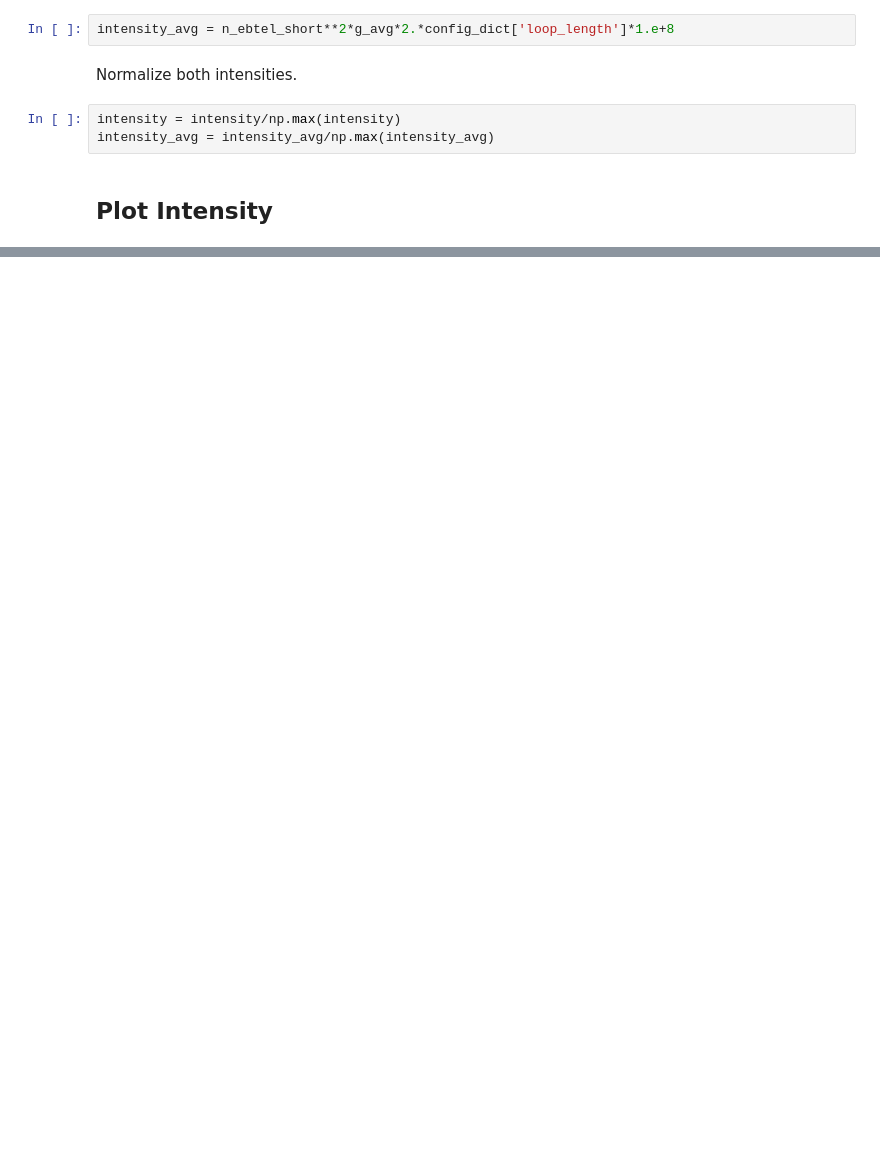
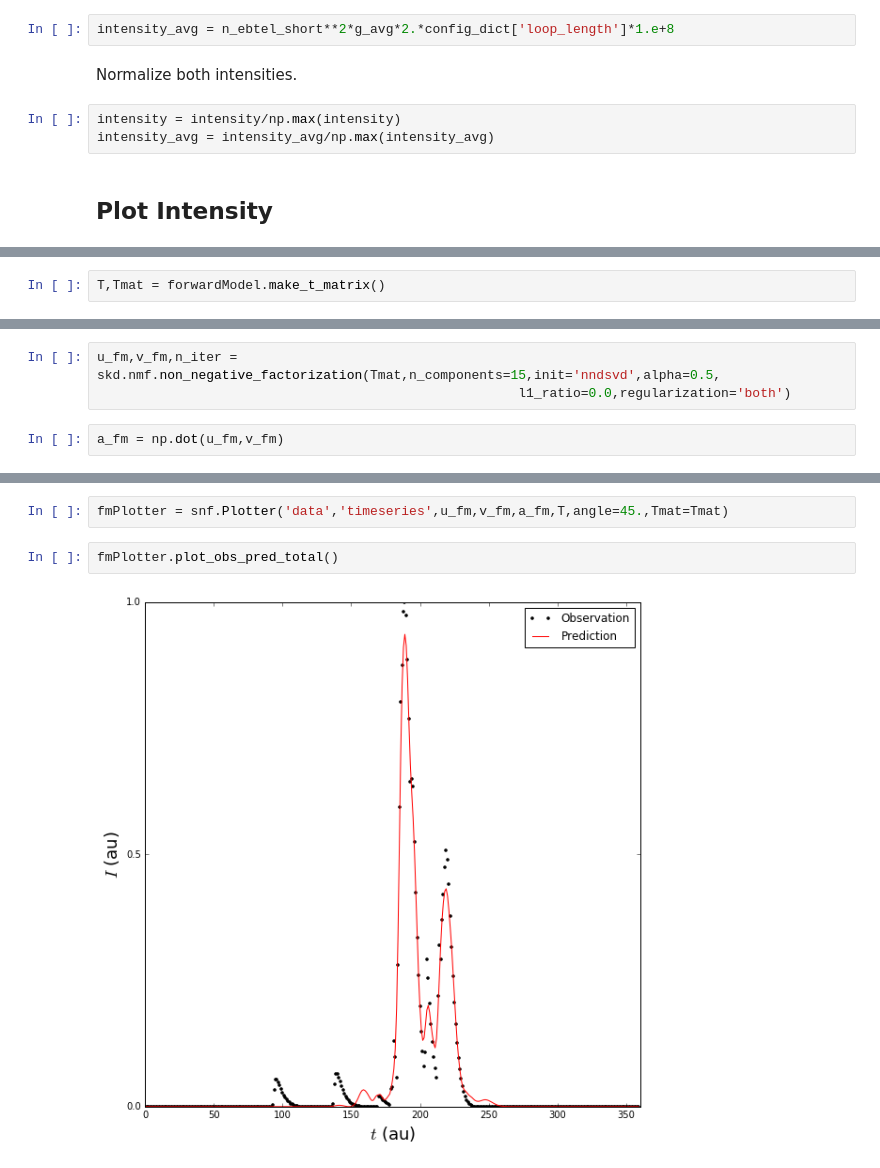
Before and after one commit to wtbarnes/research_notebook, a Jupyter notebook: NMF/light_curve_event_detection.ipynb, the cells around one changed output, grey strips where cells are left out. Drawn from its saved outputs; the diff is of its cells as text; blank space fills up the shorter version.

```diff
--- a/NMF/light_curve_event_detection.ipynb
+++ b/NMF/light_curve_event_detection.ipynb
@@ -193,0 +215,2 @@ f.close()
+# %%
+T,Tmat = forwardModel.make_t_matrix()
@@ -193,0 +219,5 @@ f.close()
+# %%
+u_fm,v_fm,n_iter = skd.nmf.non_negative_factorization(Tmat,n_components=15,init='nndsvd',alpha=0.5,
+                                                      l1_ratio=0.0,regularization='both')
+# %%
+a_fm = np.dot(u_fm,v_fm)
@@ -193,0 +226,6 @@ f.close()
+# %%
+fmPlotter = snf.Plotter('data','timeseries',u_fm,v_fm,a_fm,T,angle=45.,Tmat=Tmat)
+# %%
+fmPlotter.plot_obs_pred_total()
+# %% [output]
+[figure, added]
```
Also changed, not shown: parts of 23 cells of this notebook, 4 other files.
